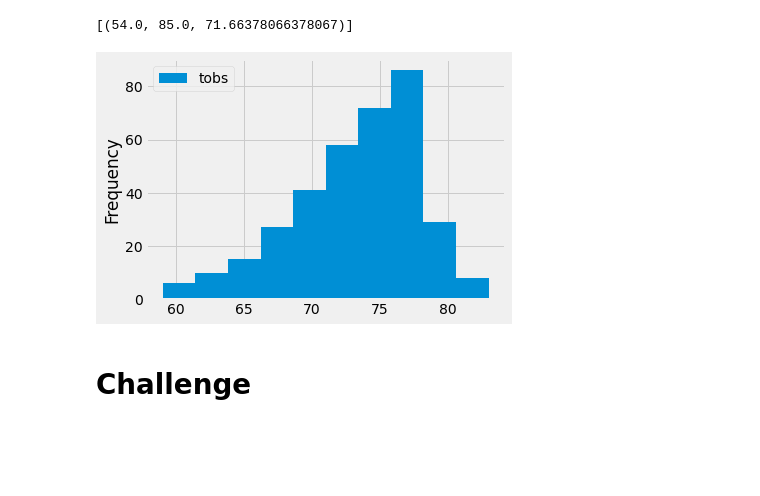
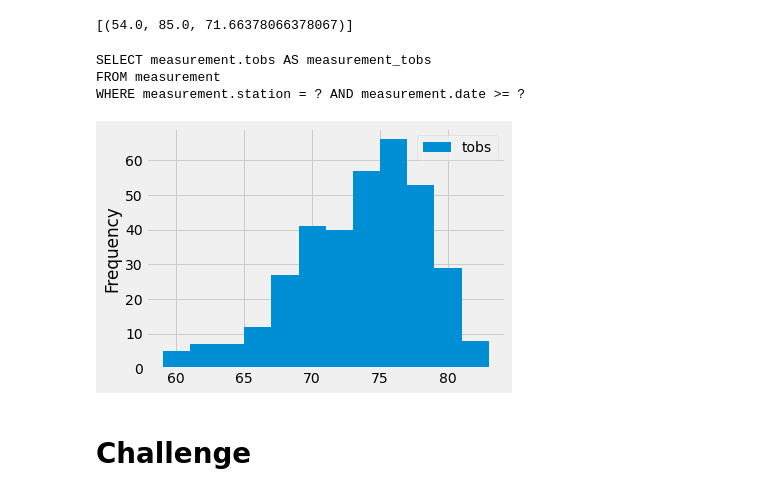
Before and after one commit to jeffmodarres/surfs_up, a Jupyter notebook: climate_analysis.ipynb, the cells around one changed output. Cells and saved outputs as stored; diff of their text form; code cells hidden in the pictures; blank space fills up the shorter version.

```diff
--- a/climate_analysis.ipynb
+++ b/climate_analysis.ipynb
@@ -100,15 +98,19 @@ print(res)
 # %%
 # Choose the station with the highest number of temperature observations.
 # Query the last 12 months of temperature observation data for this station and plot the results as a histogram
 results = session.query(Measurement.tobs).\
 filter(Measurement.station == 'USC00519281').\
-filter(Measurement.date >= prev_year).all()
+filter(Measurement.date >= prev_year)
+print(results)
 df = pd.DataFrame(results, columns=['tobs'])
 # df = pd.DataFrame(results)
-df.plot.hist()
+df.plot.hist(bins=12)
 plt.tight_layout()
 # %% [output]
+SELECT measurement.tobs AS measurement_tobs
+FROM measurement
+WHERE measurement.station = ? AND measurement.date >= ?
-[figure, old version]
+[figure, new version]
 # %%
 # Write a function called `calc_temps` that will accept start date and end date in the format '%Y-%m-%d'
 # and return the minimum, average, and maximum temperatures for that range of dates
```
Also changed, not shown: parts of 2 cells of this notebook, 1 other file.
